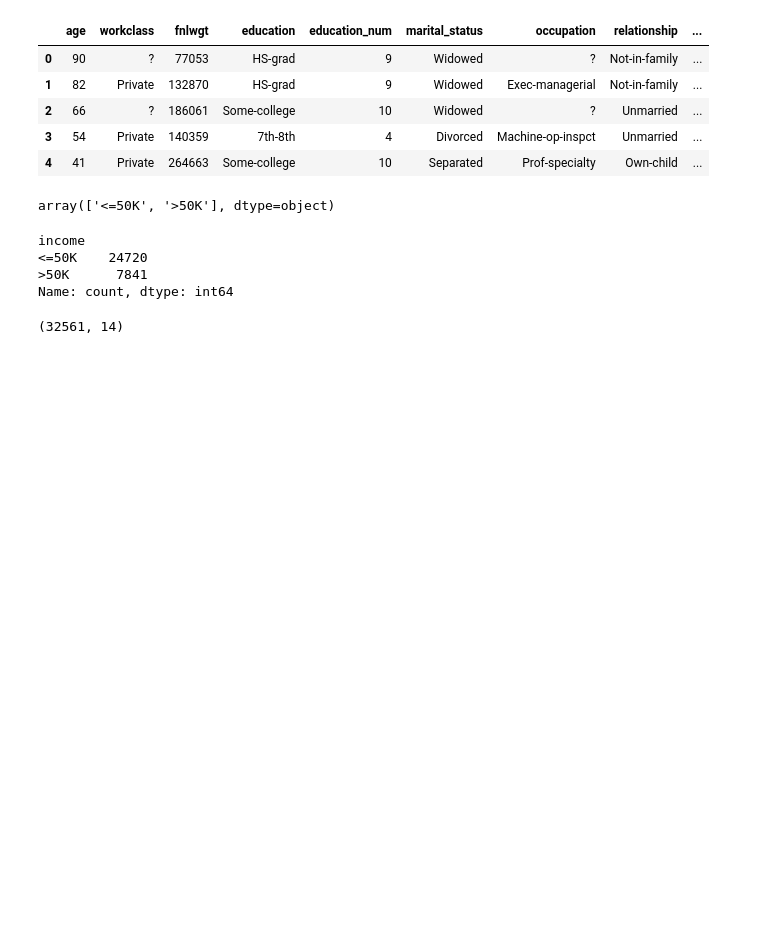
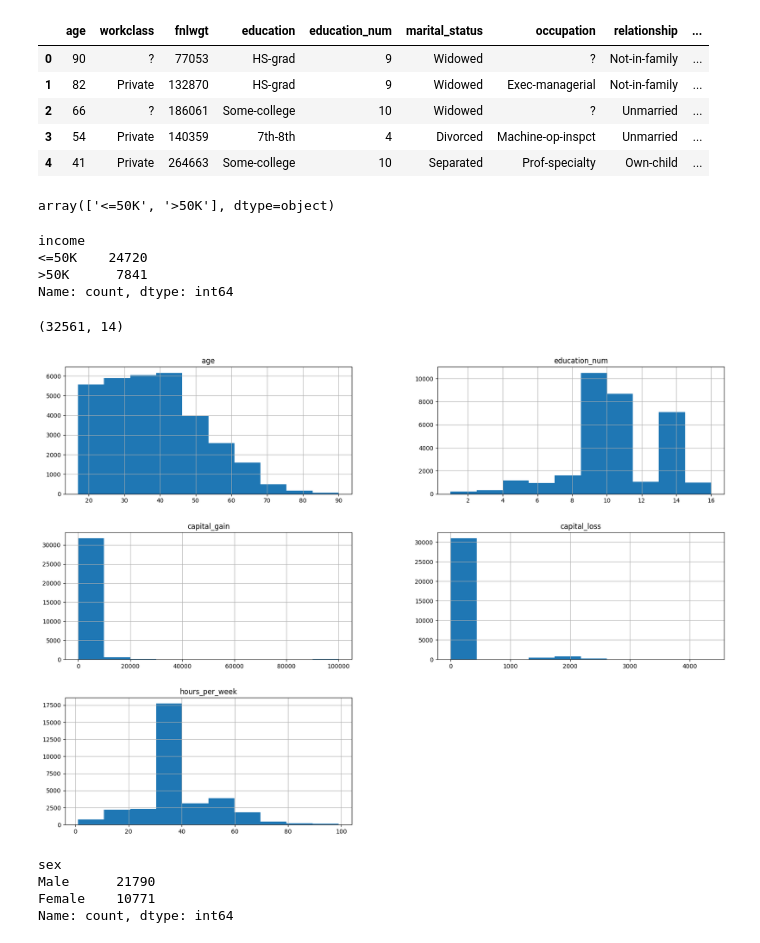
Before and after one commit to damiansp/ML, a Jupyter notebook: python/sklearn/mooc/01_predictive_modeling_pipeline/1_tabular_data_exploration.py.ipynb, the cells around one changed output. Cells and saved outputs as stored; diff of their text form; code cells hidden in the pictures; blank space fills up the shorter version.

```diff
--- a/python/sklearn/mooc/01_predictive_modeling_pipeline/1_tabular_data_exploration.py.ipynb
+++ b/python/sklearn/mooc/01_predictive_modeling_pipeline/1_tabular_data_exploration.py.ipynb
@@ -39,3 +40,14 @@ df = adult_census[all_cols]
 df.shape
 # %% [output]
 (32561, 14)
+# %%
+df.hist(figsize=(20, 14));
+# %% [output]
+[figure, added]
+# %%
+df.sex.value_counts()
+# %% [output]
+sex
+Male      21790
+Female    10771
+Name: count, dtype: int64
```
Also changed, not shown: parts of 4 cells of this notebook, 3 other files.
